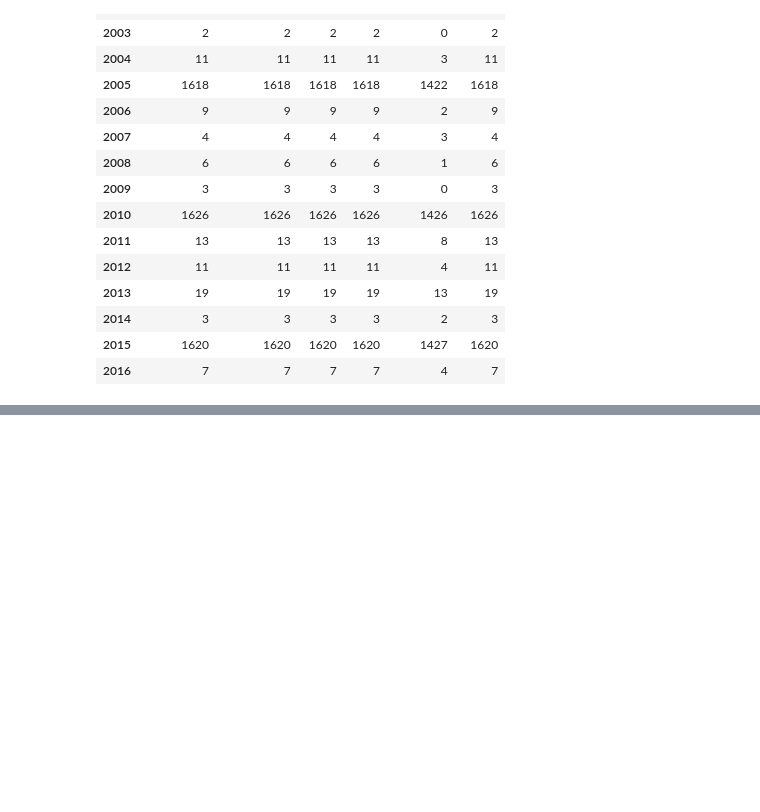
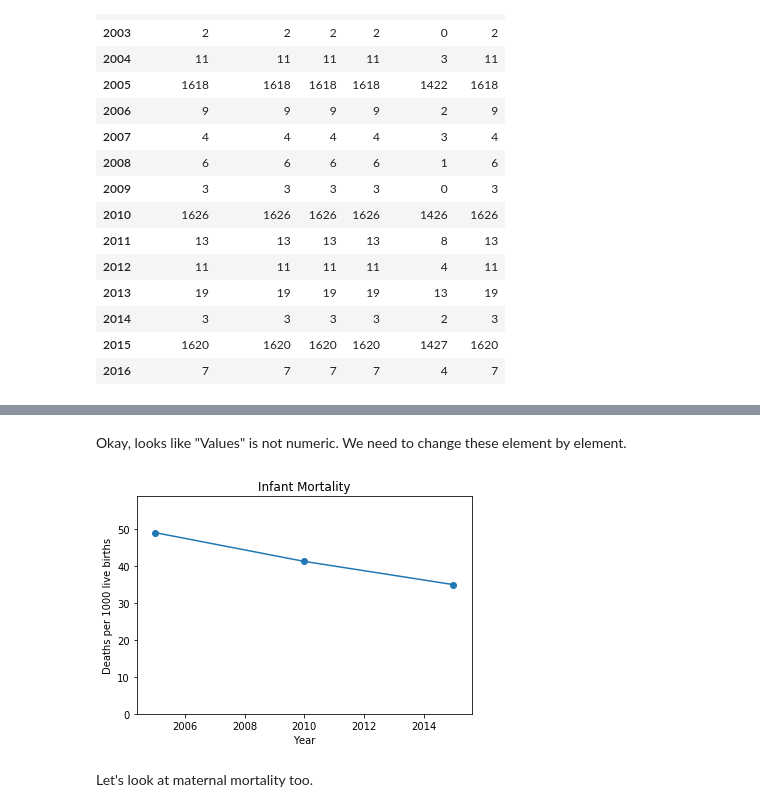
Before and after one commit to michellejkim/dc-ds-071519, a Jupyter notebook: Blogs/20190723/20190723_Blog-UNMortality.ipynb, the cells around one changed output, grey strips where cells are left out. Drawn from its saved outputs; the diff is of its cells as text; code cells hidden in the pictures; blank space fills up the shorter version.

```diff
--- a/Blogs/20190723/20190723_Blog-UNMortality.ipynb
+++ b/Blogs/20190723/20190723_Blog-UNMortality.ipynb
@@ -51,0 +53,2 @@ Name: RegionName, Length: 1618, dtype: object
+# %%
+mortalityTrends  = mortality.loc[(mortality.Year == 2005 ) | (mortality.Year == 2010) | (mortality.Year == 2015)]
@@ -51,0 +58,3 @@ Name: RegionName, Length: 1618, dtype: object
+# %%
+global_mortality_trends = mortalityTrends[mortalityTrends['RegionName']\
+                                          == 'Total, all countries or areas']
@@ -51,0 +74,7 @@ Name: RegionName, Length: 1618, dtype: object
+# %%
+infant_years = global_mortality_trends.Year.loc[global_mortality_trends.Series\
+                            == 'Infant mortality for both sexes (per 1,000 live births)']
+infant_values = global_mortality_trends.Value.loc[global_mortality_trends.Series\
+                            == 'Infant mortality for both sexes (per 1,000 live births)']
+print(infant_years)
+print(infant_values)
@@ -51,0 +90,18 @@ Name: RegionName, Length: 1618, dtype: object
+# %% [markdown]
+Okay, looks like "Values" is not numeric. We need to change these element by element.
+# %%
+infant_values = infant_values.map(float)
+# %%
+fig = plt.subplot()
+
+plt.plot(infant_years, infant_values)
+plt.scatter(infant_years, infant_values)
+plt.title('Infant Mortality')
+plt.xlabel('Year')
+plt.ylabel('Deaths per 1000 live births')
+plt.ylim((0,max(infant_values)*1.2))
+plt.show()
+# %% [output]
+[figure, added]
+# %% [markdown]
+Let's look at maternal mortality too.
```
Also changed, not shown: parts of 12 cells of this notebook, 18 other files.
